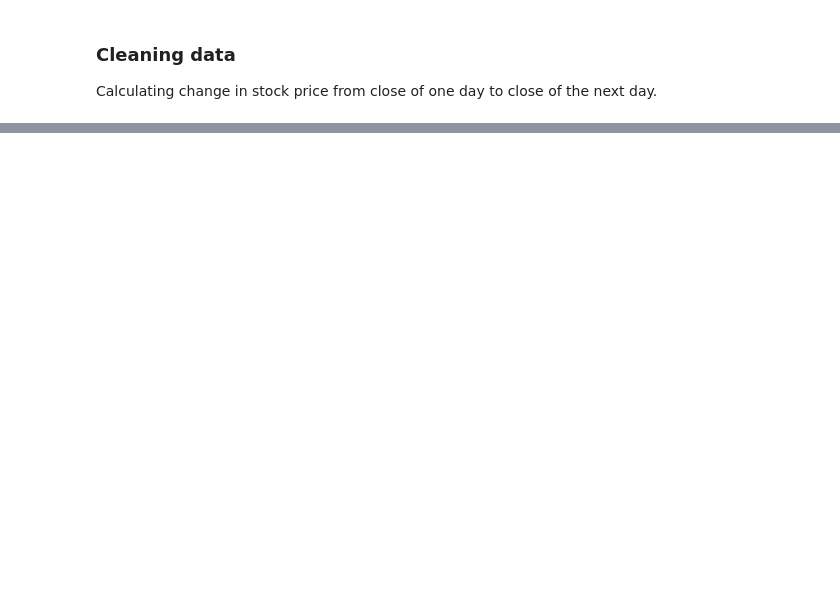
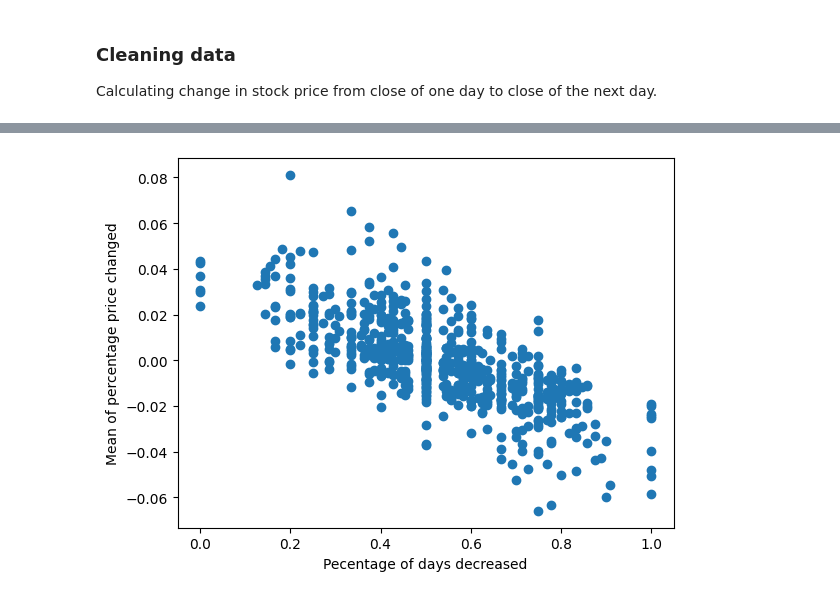
Before and after one commit to GoneSahlin/PutAnalysis, a Jupyter notebook: analysis.ipynb, the cells around one changed output, grey strips where cells are left out. Saved outputs shown, nothing was run; the diff lists cells and outputs as text; code cells hidden in the pictures; blank space fills up the shorter version.

```diff
--- a/analysis.ipynb
+++ b/analysis.ipynb
@@ -45,0 +142,19 @@ KeyError: 'Date'
+# %%
+# organize data
+x = (evaluation_df["days_decreased"] / evaluation_df["days_total"]).to_list()
+y = evaluation_df["mean"].to_list()
+
+# plot:
+fig, ax = plt.subplots()
+ax.scatter(x, y)
+ax.set_xlabel("Pecentage of days decreased")
+ax.set_ylabel("Mean of percentage price changed")
+
+# real patterns
+# start_date = date("")
+# for pattern in patterns:
+#   if patterns
+
+plt.show()
+# %% [output]
+[figure, added]
```
Also changed, not shown: parts of 10 cells of this notebook, 5 other files.
